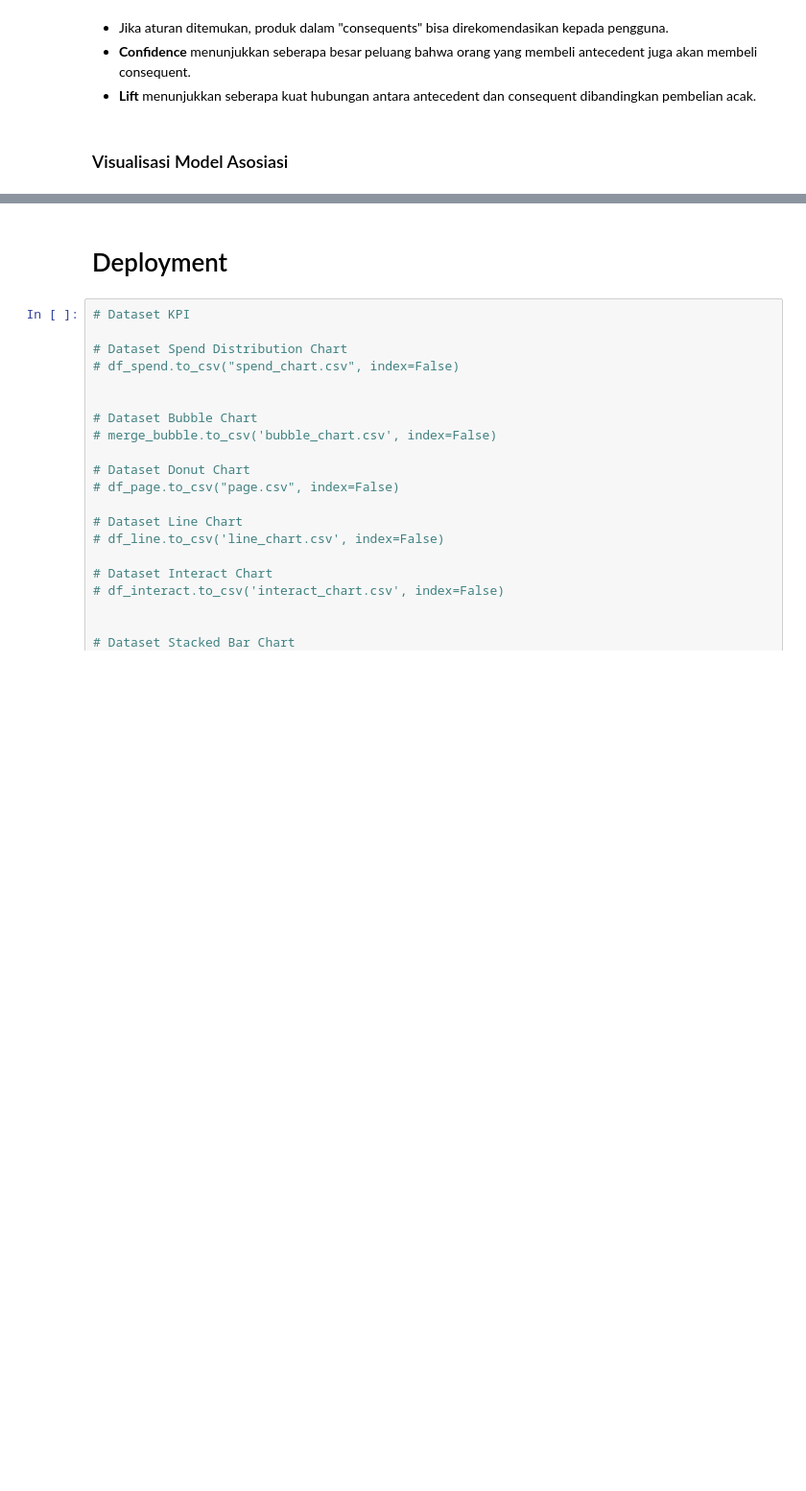
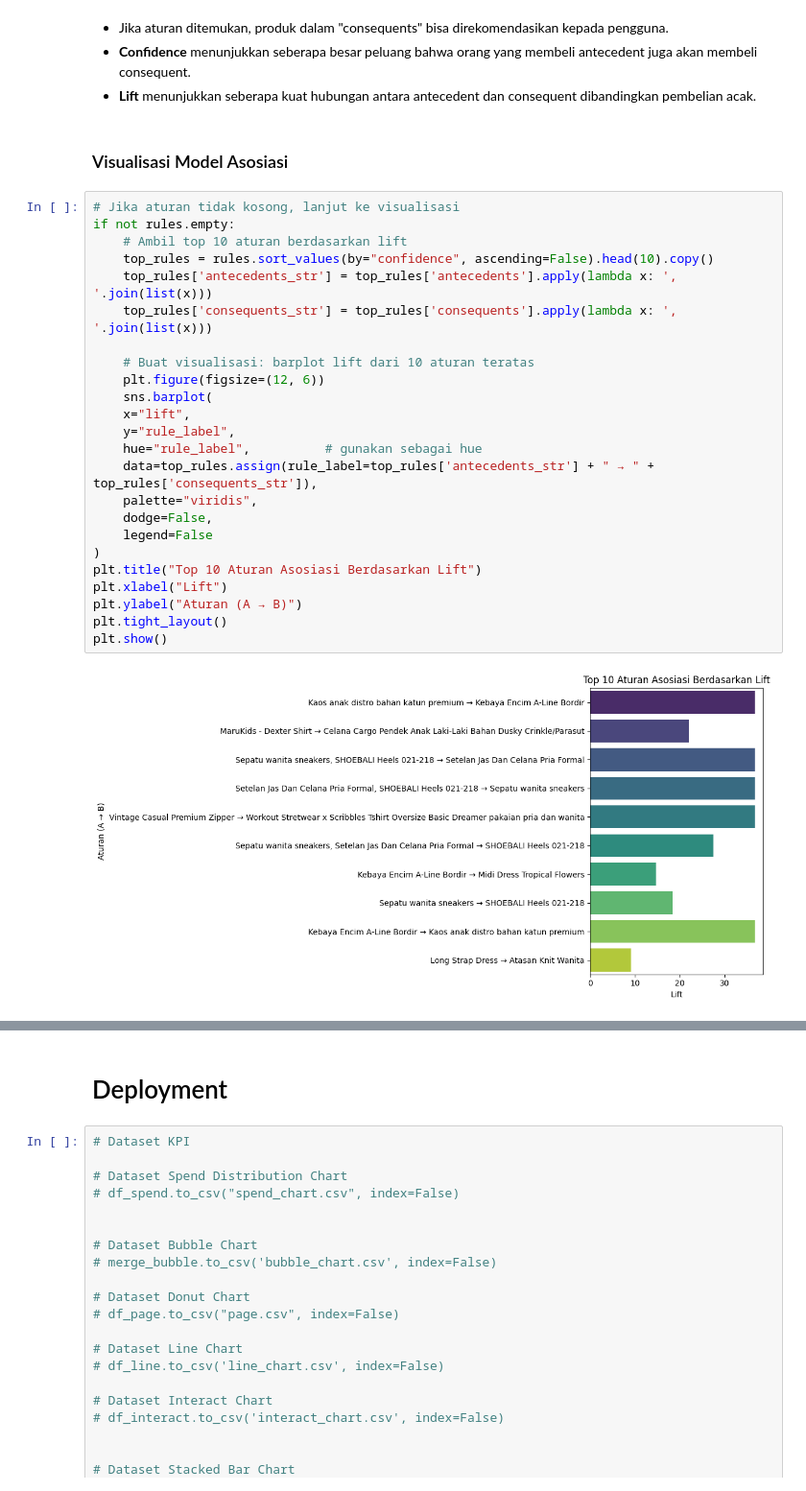
Before and after one commit to Leo42night/uas-data-mining, a Jupyter notebook: notebook.ipynb, the cells around one changed output, grey strips where cells are left out. Shown: that part at 96% size. Cells and saved outputs as stored; diff of their text form; blank space fills up the shorter version.

```diff
--- a/notebook.ipynb
+++ b/notebook.ipynb
@@ -1201,4 +1203,30 @@ matched_rules_v2.head()
 - **Lift** menunjukkan seberapa kuat hubungan antara antecedent dan consequent dibandingkan pembelian acak.
 # %% [markdown]
 ### Visualisasi Model Asosiasi
+# %%
+# Jika aturan tidak kosong, lanjut ke visualisasi
+if not rules.empty:
+    # Ambil top 10 aturan berdasarkan lift
+    top_rules = rules.sort_values(by="confidence", ascending=False).head(10).copy()
+    top_rules['antecedents_str'] = top_rules['antecedents'].apply(lambda x: ', '.join(list(x)))
+    top_rules['consequents_str'] = top_rules['consequents'].apply(lambda x: ', '.join(list(x)))
+
+    # Buat visualisasi: barplot lift dari 10 aturan teratas
+    plt.figure(figsize=(12, 6))
+    sns.barplot(
+    x="lift",
+    y="rule_label",
+    hue="rule_label",          # gunakan sebagai hue
+    data=top_rules.assign(rule_label=top_rules['antecedents_str'] + " → " + top_rules['consequents_str']),
+    palette="viridis",
+    dodge=False,
+    legend=False
+)
+plt.title("Top 10 Aturan Asosiasi Berdasarkan Lift")
+plt.xlabel("Lift")
+plt.ylabel("Aturan (A → B)")
+plt.tight_layout()
+plt.show()
+# %% [output]
+[figure, added]
 # %%
```
Also changed, not shown: parts of 5 cells of this notebook, 3 other files.
